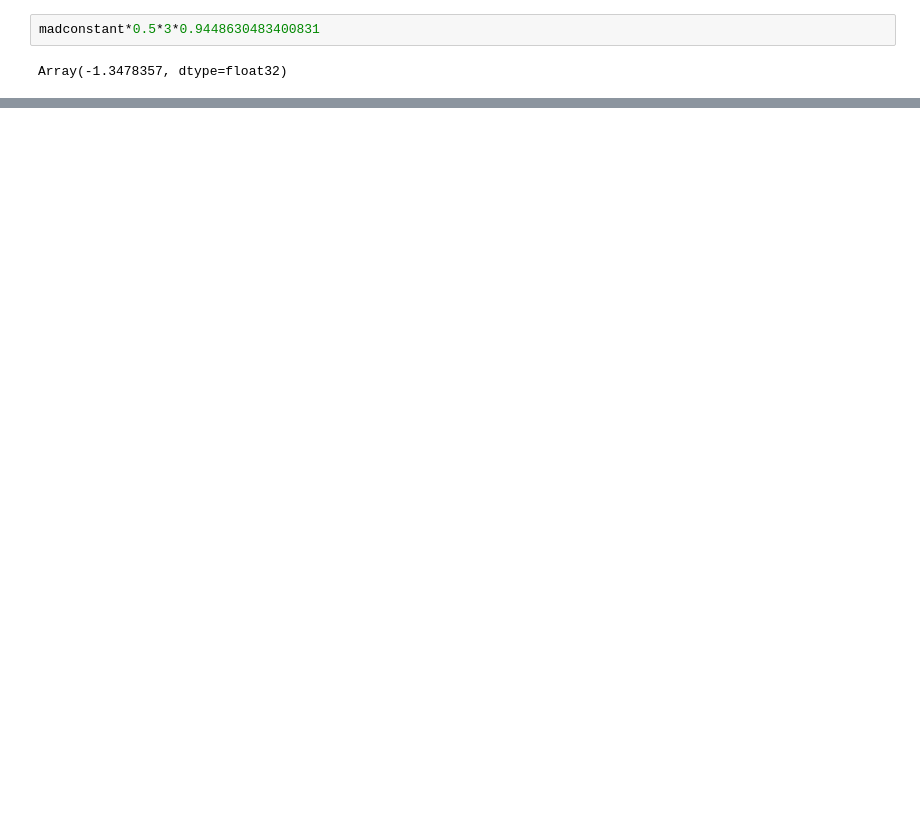
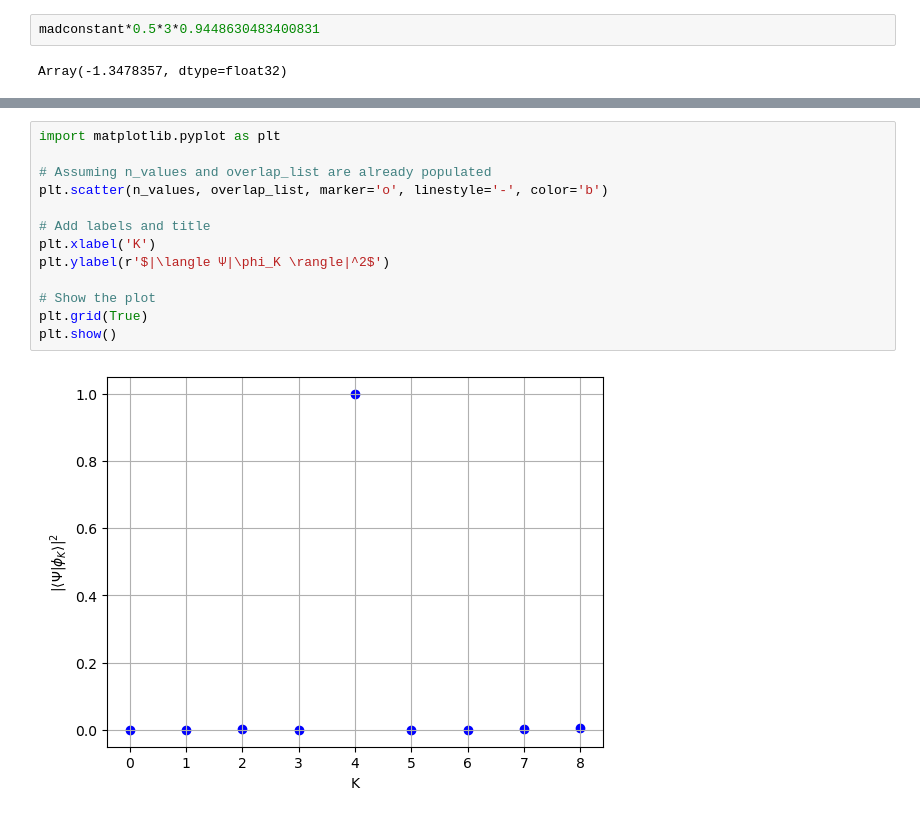
Before and after one commit to abouelkomsan/ferminet_ahmed, a Jupyter notebook: tests.ipynb, the cells around one changed output, grey strips where cells are left out. Drawn from its saved outputs; the diff is of its cells as text; blank space fills up the shorter version.

```diff
--- a/tests.ipynb
+++ b/tests.ipynb
@@ -632,0 +2184,15 @@ Array(-587.69855, dtype=float32)
+# %%
+import matplotlib.pyplot as plt
+
+# Assuming n_values and overlap_list are already populated
+plt.scatter(n_values, overlap_list, marker='o', linestyle='-', color='b')
+
+# Add labels and title
+plt.xlabel('K')
+plt.ylabel(r'$|\langle Ψ|\phi_K \rangle|^2$')
+
+# Show the plot
+plt.grid(True)
+plt.show()
+# %% [output]
+[figure, added]
```
Also changed, not shown: parts of 270 cells of this notebook, 46 other files.
